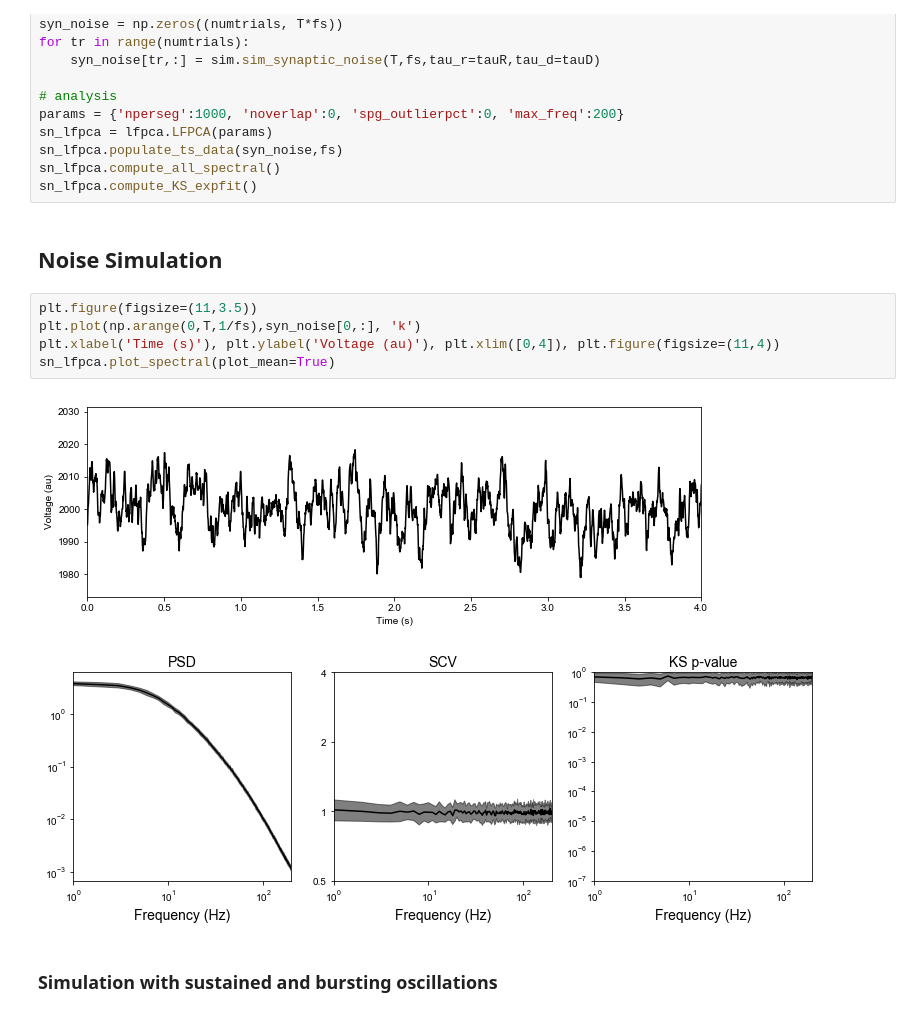
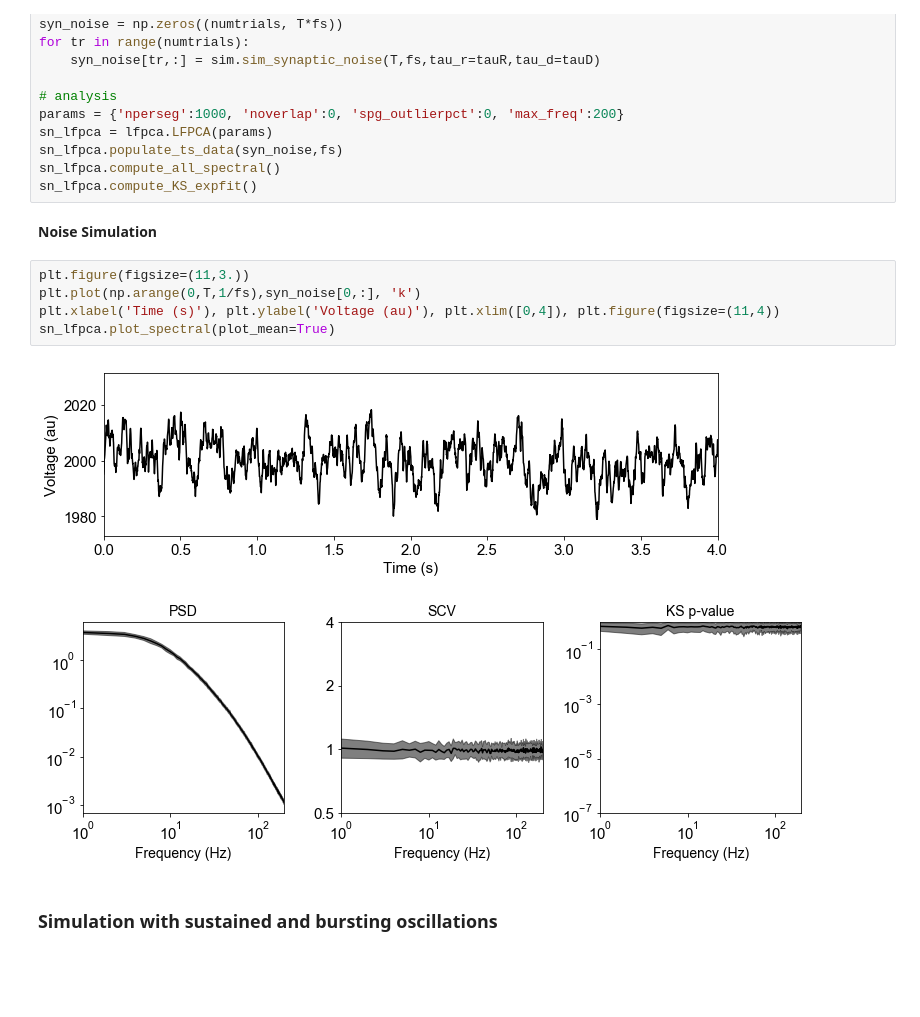
Before and after one commit to voytekresearch/SpectralCA, a Jupyter notebook: notebooks_presentation/vis_slide.ipynb, the cells around one changed output. Cells and saved outputs as stored; diff of their text form; blank space fills up the shorter version.

```diff
--- a/notebooks_presentation/vis_slide.ipynb
+++ b/notebooks_presentation/vis_slide.ipynb
@@ -64,15 +66,15 @@ sn_lfpca.populate_ts_data(syn_noise,fs)
 sn_lfpca.compute_all_spectral()
 sn_lfpca.compute_KS_expfit()
 # %% [markdown]
-## Noise Simulation
+**Noise Simulation**
 # %%
-plt.figure(figsize=(11,3.5))
+plt.figure(figsize=(11,3.))
 plt.plot(np.arange(0,T,1/fs),syn_noise[0,:], 'k')
 plt.xlabel('Time (s)'), plt.ylabel('Voltage (au)'), plt.xlim([0,4]), plt.figure(figsize=(11,4))
 sn_lfpca.plot_spectral(plot_mean=True)
 # %% [output]
-[figure, old version]
+[figure, new version]
-[figure, old version]
+[figure, new version]
 # %% [markdown]
 ### Simulation with sustained and bursting oscillations
 # %%
```
Also changed, not shown: parts of 12 cells of this notebook.
